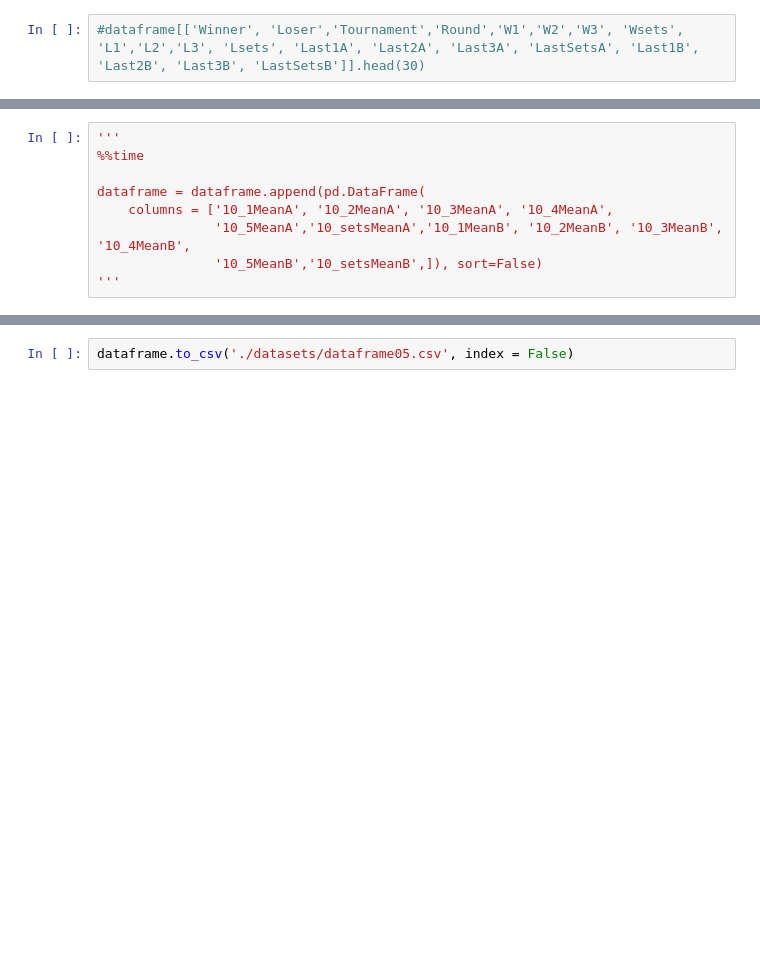
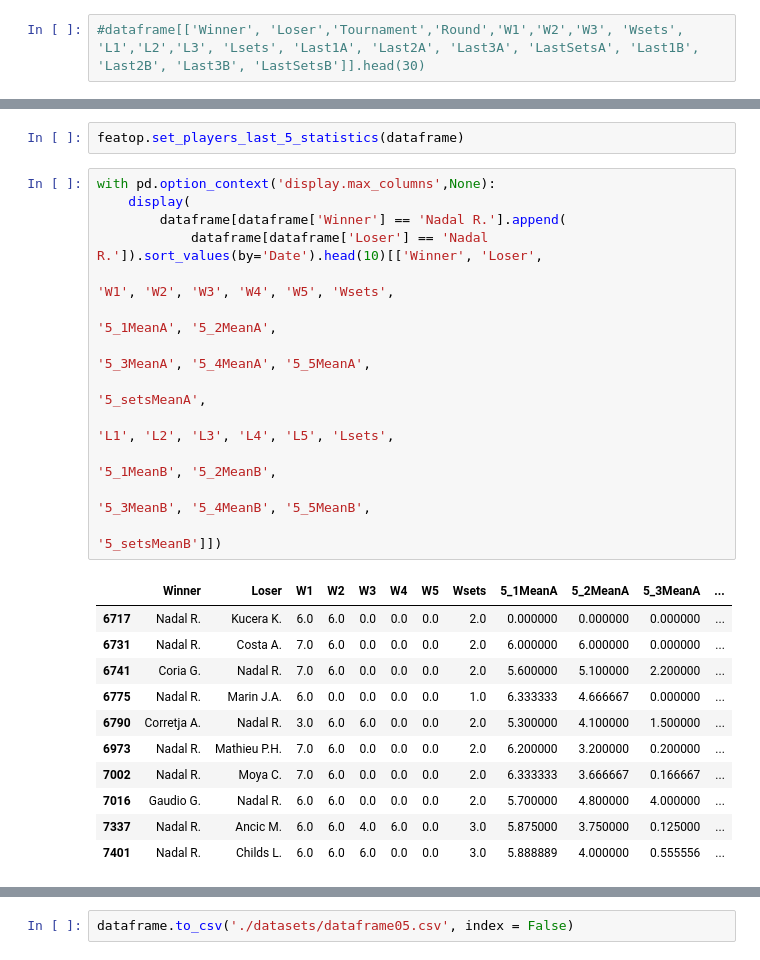
Before and after one commit to RiccardoSpolaor/Predict_Winner_2020_Australian_Open, a Jupyter notebook: Redone/05 Adding New Variables.ipynb, the cells around one changed output, grey strips where cells are left out. Saved outputs shown, nothing was run; the diff lists cells and outputs as text; blank space fills up the shorter version.

```diff
--- a/Redone/05 Adding New Variables.ipynb
+++ b/Redone/05 Adding New Variables.ipynb
@@ -540,9 +299,0 @@ setPlayersStatistics()
-# %%
-'''
-%%time
-
-dataframe = dataframe.append(pd.DataFrame(
-    columns = ['10_1MeanA', '10_2MeanA', '10_3MeanA', '10_4MeanA',
-               '10_5MeanA','10_setsMeanA','10_1MeanB', '10_2MeanB', '10_3MeanB', '10_4MeanB',
-               '10_5MeanB','10_setsMeanB',]), sort=False)
-'''
@@ -550,0 +312,27 @@ dataframe = dataframe.append(pd.DataFrame(
+# %%
+featop.set_players_last_5_statistics(dataframe)
+# %%
+with pd.option_context('display.max_columns',None):
+    display(
+        dataframe[dataframe['Winner'] == 'Nadal R.'].append(
+            dataframe[dataframe['Loser'] == 'Nadal R.']).sort_values(by='Date').head(10)[['Winner', 'Loser',
+                                                                                  'W1', 'W2', 'W3', 'W4', 'W5', 'Wsets',
+                                                                                  '5_1MeanA', '5_2MeanA',
+                                                                                  '5_3MeanA', '5_4MeanA', '5_5MeanA',
+                                                                                  '5_setsMeanA',
+                                                                                  'L1', 'L2', 'L3', 'L4', 'L5', 'Lsets',
+                                                                                  '5_1MeanB', '5_2MeanB',
+                                                                                  '5_3MeanB', '5_4MeanB', '5_5MeanB',
+                                                                                  '5_setsMeanB']])
+# %% [output]
+|  | Winner | Loser | W1 | W2 | W3 | W4 | W5 | Wsets | 5_1MeanA | 5_2MeanA | 5_3MeanA | ... |
+| 6717 | Nadal R. | Kucera K. | 6.0 | 6.0 | 0.0 | 0.0 | 0.0 | 2.0 | 0.000000 | 0.000000 | 0.000000 | ... |
+| 6731 | Nadal R. | Costa A. | 7.0 | 6.0 | 0.0 | 0.0 | 0.0 | 2.0 | 6.000000 | 6.000000 | 0.000000 | ... |
+| 6741 | Coria G. | Nadal R. | 7.0 | 6.0 | 0.0 | 0.0 | 0.0 | 2.0 | 5.600000 | 5.100000 | 2.200000 | ... |
+| 6775 | Nadal R. | Marin J.A. | 6.0 | 0.0 | 0.0 | 0.0 | 0.0 | 1.0 | 6.333333 | 4.666667 | 0.000000 | ... |
+| 6790 | Corretja A. | Nadal R. | 3.0 | 6.0 | 6.0 | 0.0 | 0.0 | 2.0 | 5.300000 | 4.100000 | 1.500000 | ... |
+| 6973 | Nadal R. | Mathieu P.H. | 7.0 | 6.0 | 0.0 | 0.0 | 0.0 | 2.0 | 6.200000 | 3.200000 | 0.200000 | ... |
+| 7002 | Nadal R. | Moya C. | 7.0 | 6.0 | 0.0 | 0.0 | 0.0 | 2.0 | 6.333333 | 3.666667 | 0.166667 | ... |
+| 7016 | Gaudio G. | Nadal R. | 6.0 | 6.0 | 0.0 | 0.0 | 0.0 | 2.0 | 5.700000 | 4.800000 | 4.000000 | ... |
+| 7337 | Nadal R. | Ancic M. | 6.0 | 6.0 | 4.0 | 6.0 | 0.0 | 3.0 | 5.875000 | 3.750000 | 0.125000 | ... |
+| 7401 | Nadal R. | Childs L. | 6.0 | 6.0 | 6.0 | 0.0 | 0.0 | 3.0 | 5.888889 | 4.000000 | 0.555556 | ... |
```
Also changed, not shown: parts of 33 cells of this notebook, 6 other files.
